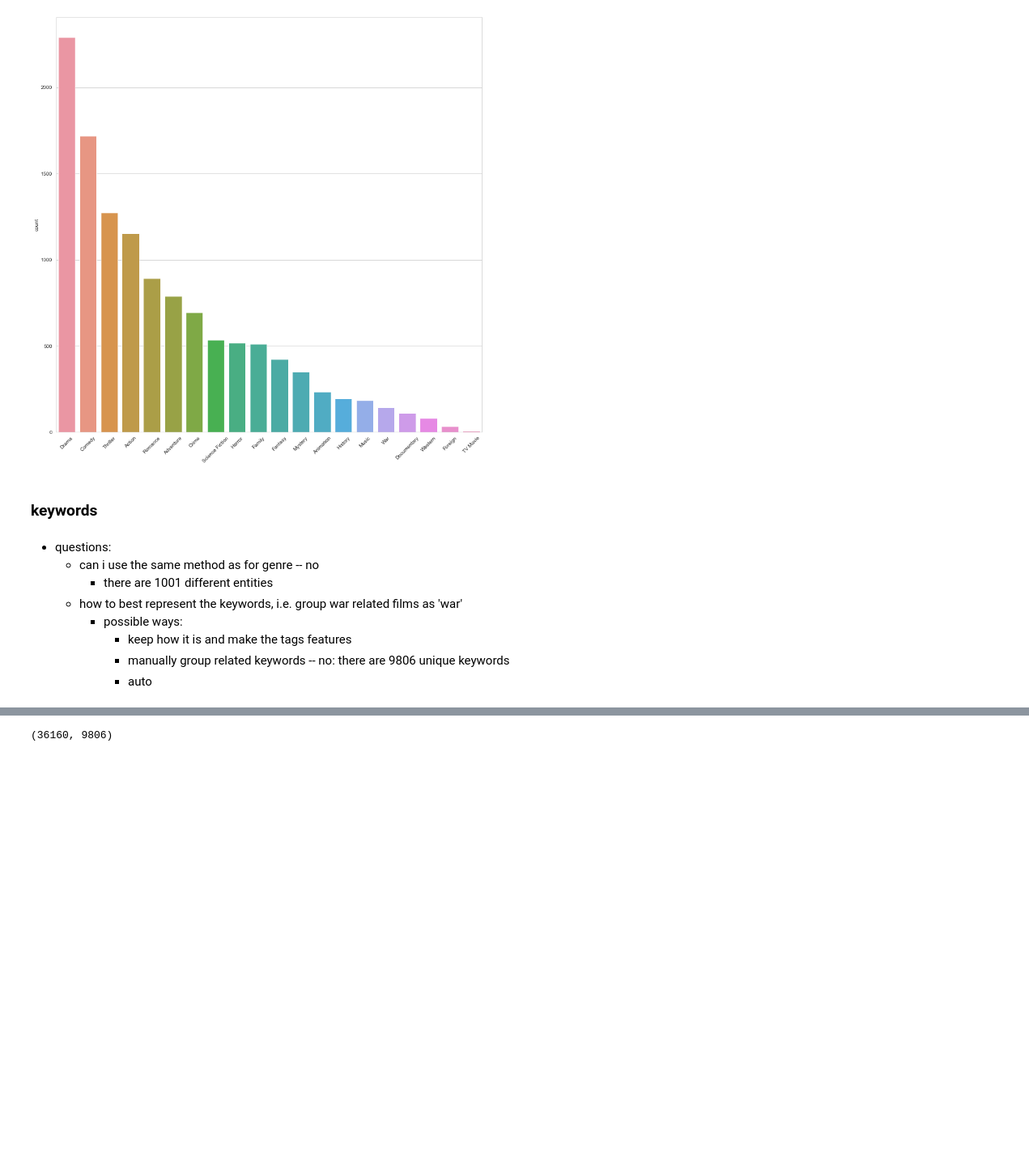
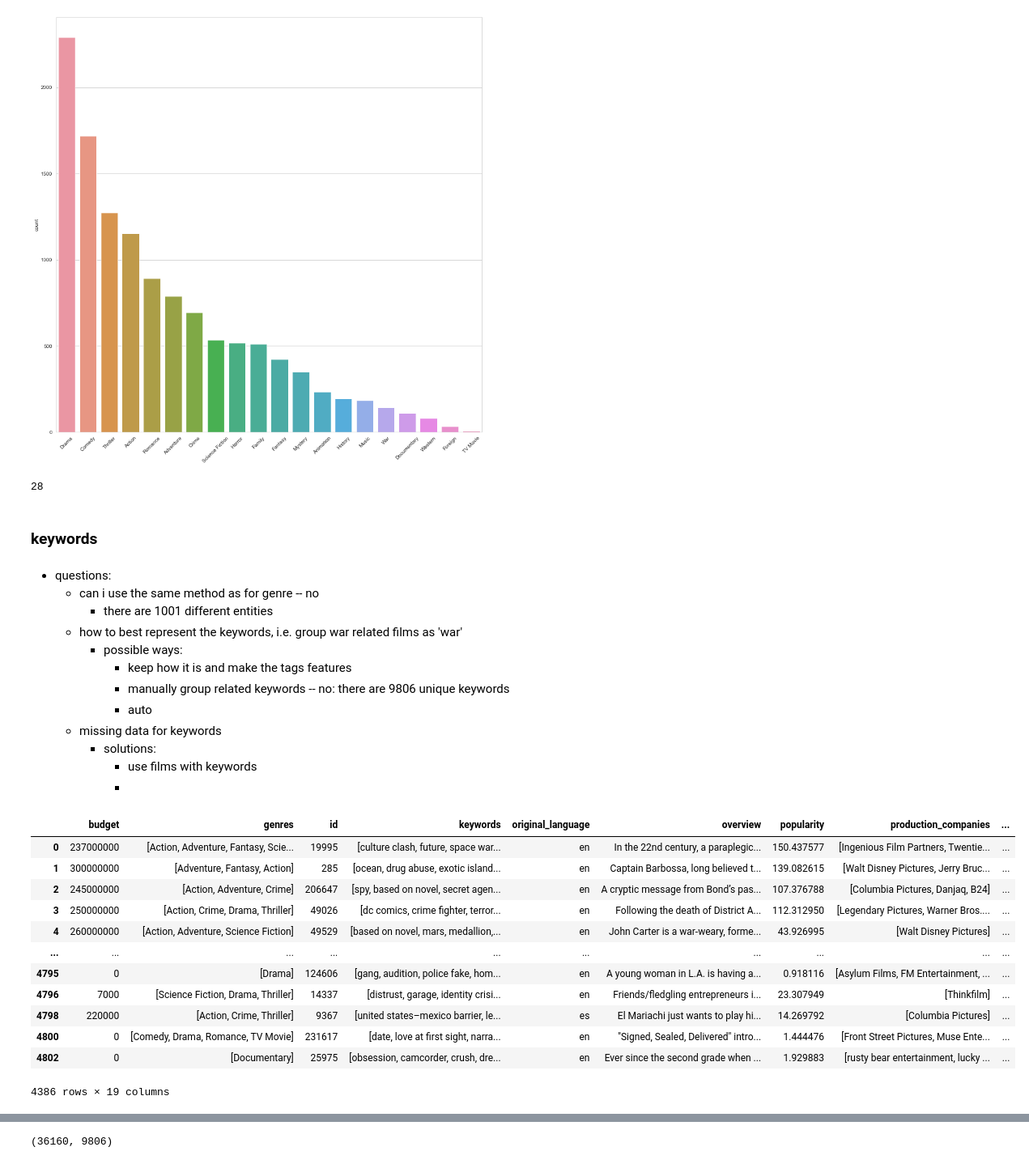
Before and after one commit to BubbaTam/data_science_portfolio, a Jupyter notebook: end_to_end_projects/recommendation_projects/movie_recommendation/notebooks/exploration.ipynb, the cells around one changed output, grey strips where cells are left out. Shown at 81% size. Drawn from its saved outputs; the diff is of its cells as text; code cells hidden in the pictures; blank space fills up the shorter version.

```diff
--- a/end_to_end_projects/recommendation_projects/movie_recommendation/notebooks/exploration.ipynb
+++ b/end_to_end_projects/recommendation_projects/movie_recommendation/notebooks/exploration.ipynb
@@ -262,6 +263,11 @@ def countplot(dataframe:pd.DataFrame,column:str):
 countplot(dataframe=df_merge,column='genres')
 # %% [output]
 [figure]
+# %%
+# How many rows without genre entities
+df_merge[df_merge["genres"].str.len() == 0].shape[0]
+# %% [output]
+28
 # %% [markdown]
 ### keywords
 # %% [markdown]
@@ -273,3 +279,7 @@ countplot(dataframe=df_merge,column='genres')
             - keep how it is and make the tags features
             - manually group related keywords -- no: there are 9806 unique keywords
             - auto
+    - missing data for keywords
+        - solutions:
+            - use films with keywords
+            -
@@ -275,0 +292,16 @@ countplot(dataframe=df_merge,column='genres')
+# %%
+df_merge[df_merge["keywords"].astype(bool)]
+# %% [output]
+|  | budget | genres | id | keywords | original_language | overview | popularity | production_companies | ... |
+| 0 | 237000000 | [Action, Adventure, Fantasy, Scie... | 19995 | [culture clash, future, space war... | en | In the 22nd century, a paraplegic... | 150.437577 | [Ingenious Film Partners, Twentie... | ... |
+| 1 | 300000000 | [Adventure, Fantasy, Action] | 285 | [ocean, drug abuse, exotic island... | en | Captain Barbossa, long believed t... | 139.082615 | [Walt Disney Pictures, Jerry Bruc... | ... |
+| 2 | 245000000 | [Action, Adventure, Crime] | 206647 | [spy, based on novel, secret agen... | en | A cryptic message from Bond’s pas... | 107.376788 | [Columbia Pictures, Danjaq, B24] | ... |
+| 3 | 250000000 | [Action, Crime, Drama, Thriller] | 49026 | [dc comics, crime fighter, terror... | en | Following the death of District A... | 112.312950 | [Legendary Pictures, Warner Bros.... | ... |
+| 4 | 260000000 | [Action, Adventure, Science Fiction] | 49529 | [based on novel, mars, medallion,... | en | John Carter is a war-weary, forme... | 43.926995 | [Walt Disney Pictures] | ... |
+| ... | ... | ... | ... | ... | ... | ... | ... | ... | ... |
+| 4795 | 0 | [Drama] | 124606 | [gang, audition, police fake, hom... | en | A young woman in L.A. is having a... | 0.918116 | [Asylum Films, FM Entertainment, ... | ... |
+| 4796 | 7000 | [Science Fiction, Drama, Thriller] | 14337 | [distrust, garage, identity crisi... | en | Friends/fledgling entrepreneurs i... | 23.307949 | [Thinkfilm] | ... |
+| 4798 | 220000 | [Action, Crime, Thriller] | 9367 | [united states–mexico barrier, le... | es | El Mariachi just wants to play hi... | 14.269792 | [Columbia Pictures] | ... |
+| 4800 | 0 | [Comedy, Drama, Romance, TV Movie] | 231617 | [date, love at first sight, narra... | en | "Signed, Sealed, Delivered" intro... | 1.444476 | [Front Street Pictures, Muse Ente... | ... |
+| 4802 | 0 | [Documentary] | 25975 | [obsession, camcorder, crush, dre... | en | Ever since the second grade when ... | 1.929883 | [rusty bear entertainment, lucky ... | ... |
+4386 rows × 19 columns
```
Also changed, not shown: parts of 18 cells of this notebook.
